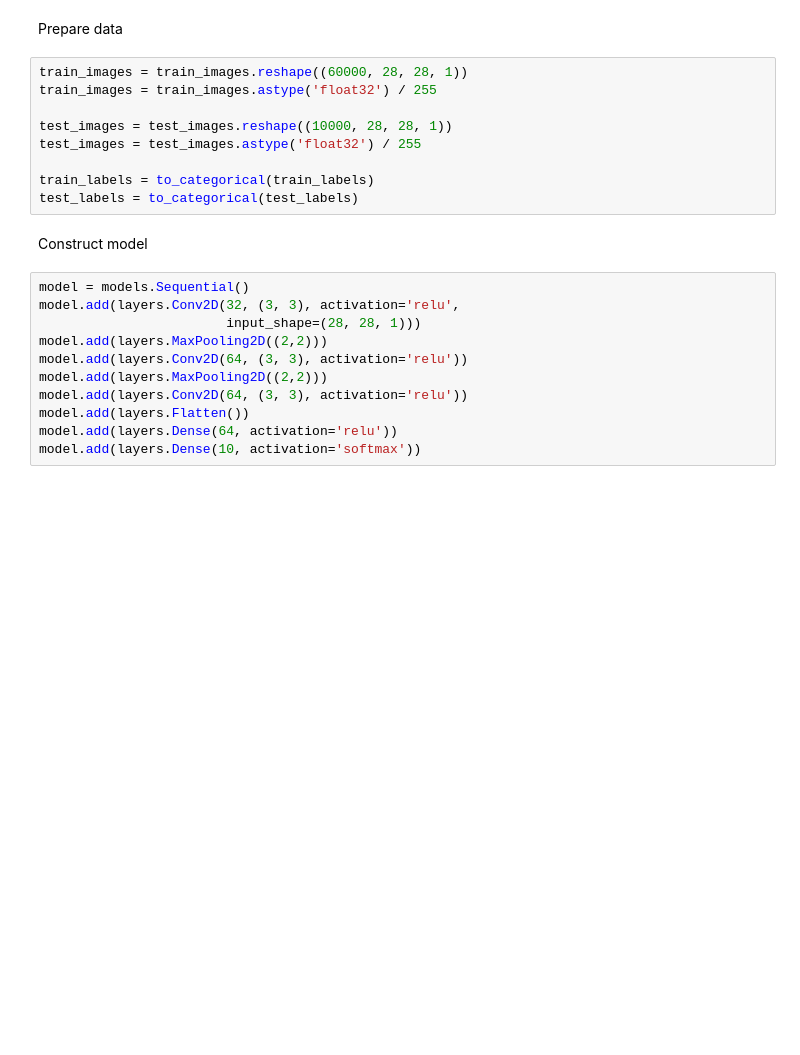
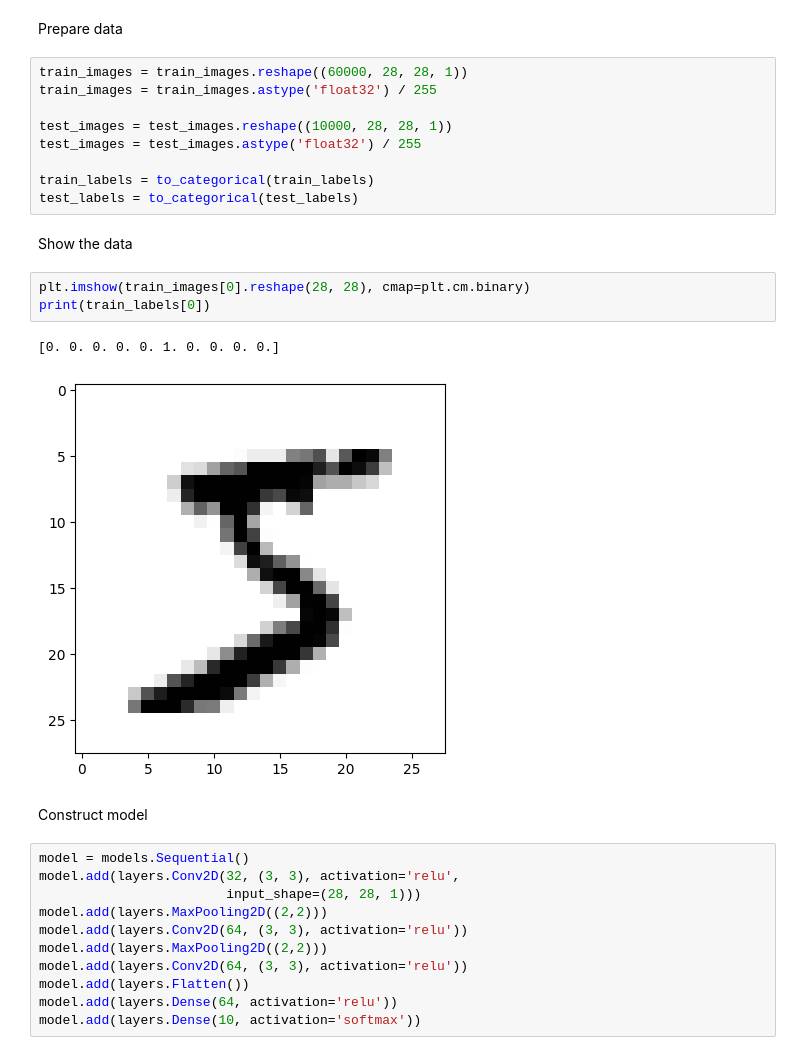
Before and after one commit to erf-non/Keras-practice, a Jupyter notebook: Small_CNN.ipynb, the cells around one changed output. Drawn from its saved outputs; the diff is of its cells as text; blank space fills up the shorter version.

```diff
--- a/Small_CNN.ipynb
+++ b/Small_CNN.ipynb
@@ -19,6 +20,14 @@ test_images = test_images.astype('float32') / 255
 
 train_labels = to_categorical(train_labels)
 test_labels = to_categorical(test_labels)
+# %% [markdown]
+Show the data
+# %%
+plt.imshow(train_images[0].reshape(28, 28), cmap=plt.cm.binary)
+print(train_labels[0])
+# %% [output]
+[0. 0. 0. 0. 0. 1. 0. 0. 0. 0.]
+[figure, added]
 # %% [markdown]
 Construct model
 # %%
```
Also changed, not shown: parts of 8 cells of this notebook, 2 other files.
